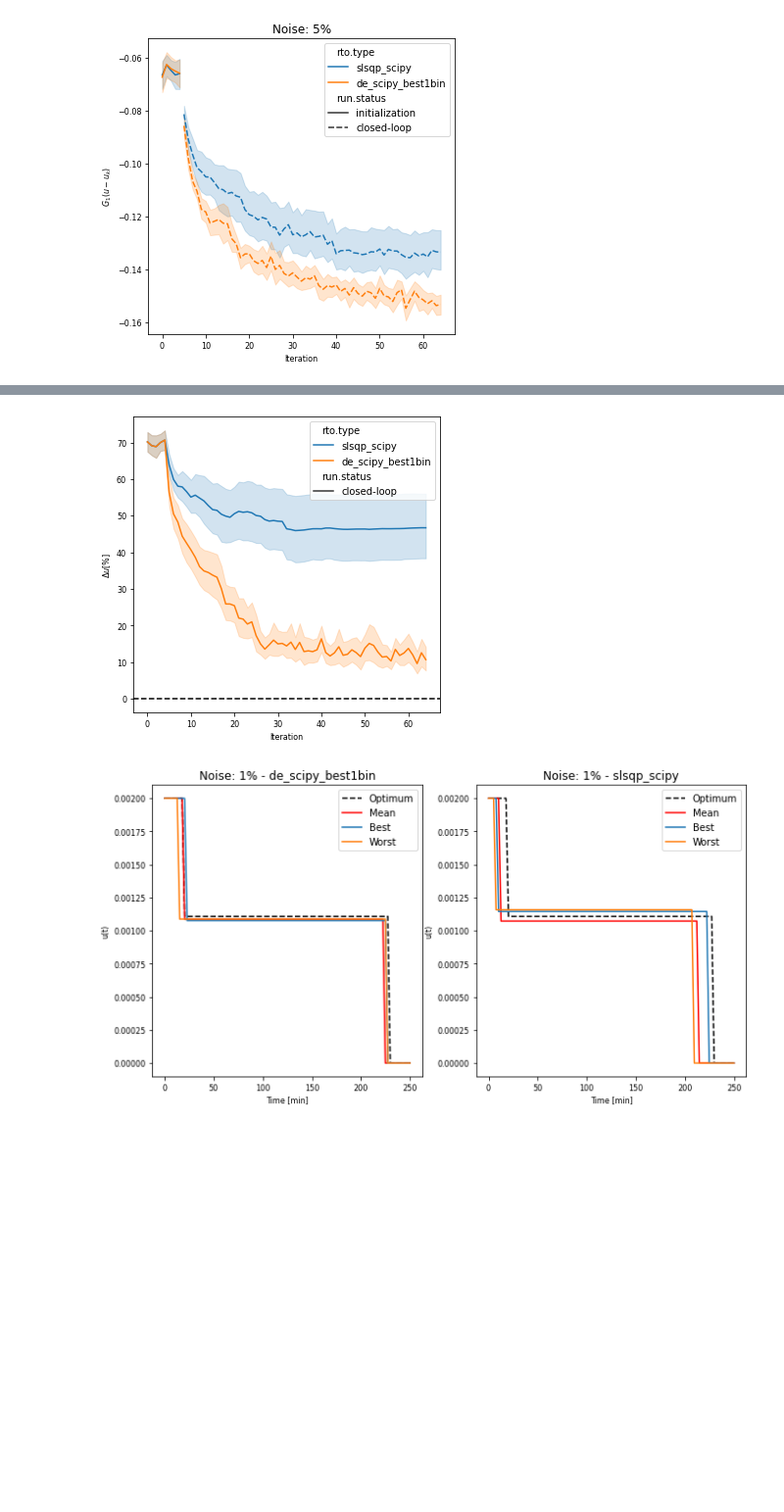
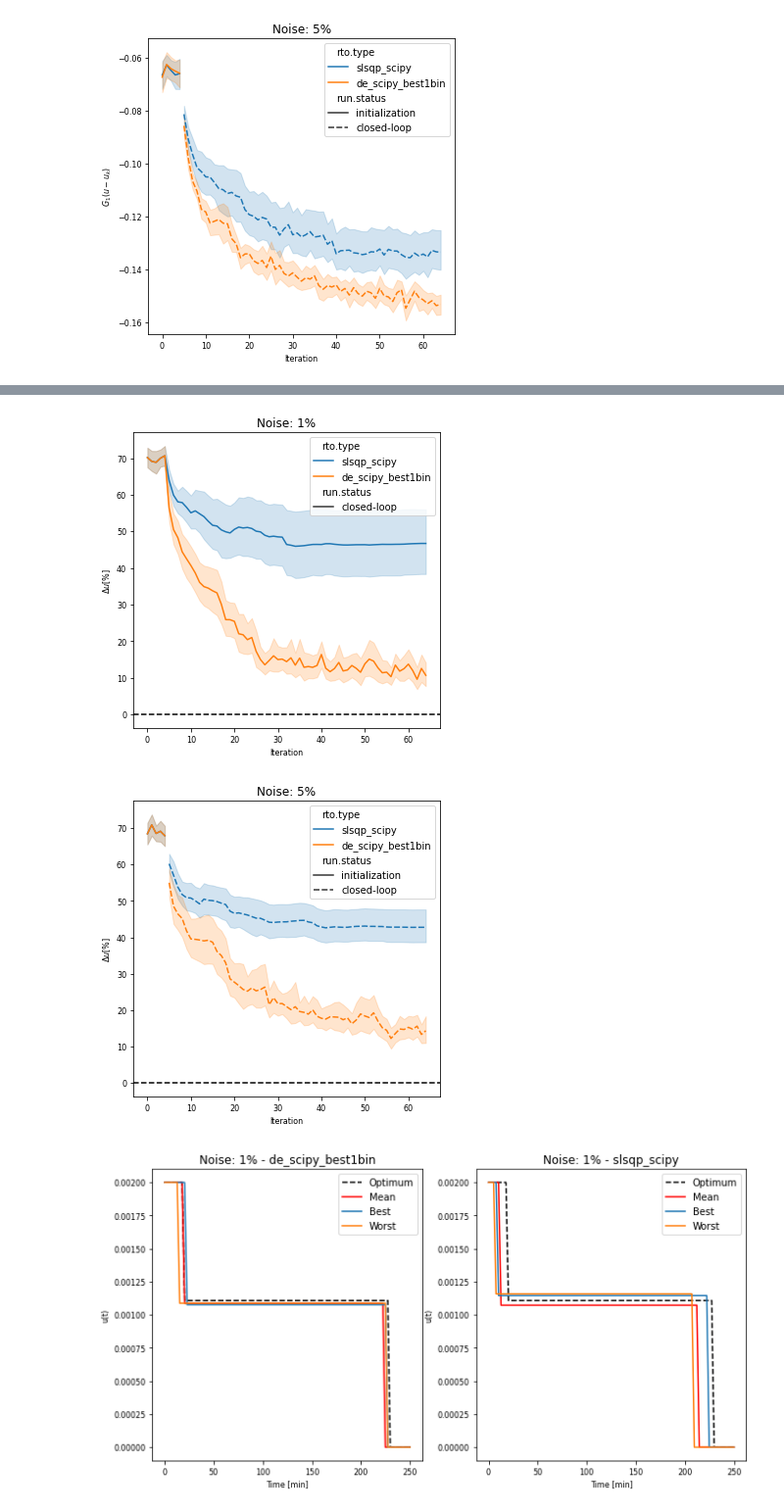
Before and after one commit to vicrsp/rto, a Jupyter notebook: src/notebooks/MA_GaussianProcesses_Partial_Results.ipynb, the cells around one changed output, grey strips where cells are left out. Shown at 98% size. Drawn from its saved outputs; the diff is of its cells as text; code cells hidden in the pictures; blank space fills up the shorter version.

```diff
--- a/src/notebooks/MA_GaussianProcesses_Partial_Results.ipynb
+++ b/src/notebooks/MA_GaussianProcesses_Partial_Results.ipynb
@@ -292,10 +309,15 @@ fig.show()
 # %%
 # Plot the convergence results for the input signal difference
-ax, fig = plot_results(results_all, 'du', '$\Delta u [\%] $')
+ax, fig = plot_results(results_all, 'du', '$\Delta u [\%] $', title='Noise: 1%')
 ax.axhline(0, linestyle='--', color='k')
 fig.show()
+
+ax, fig = plot_results(results_all_noisy, 'du', '$\Delta u [\%] $', title='Noise: 5%')
+ax.axhline(0, linestyle='--', color='k')
+fig.show()
 # %% [output]
-[figure, old version]
+[figure, new version]
+[figure, added]
 # %%
 # Plot the last iteration found output signal
 # Considering the last iteration, it plots the input signal u(t) for the best, average and worst plant cost value.
```
Also changed, not shown: parts of 1 cell of this notebook.
